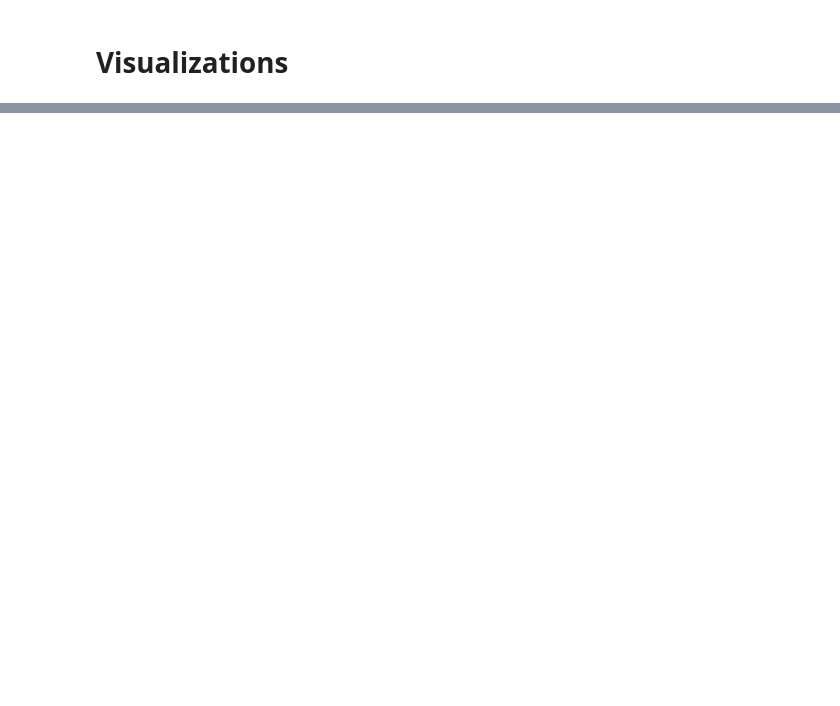
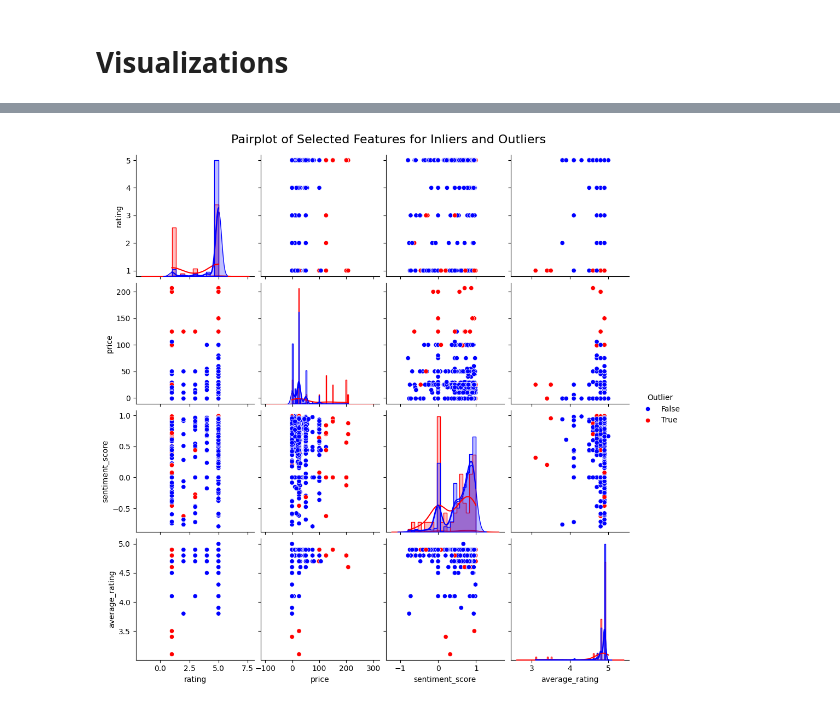
Before and after one commit to aRavanel/ReviewOutliers, a Jupyter notebook: notebooks/04_outlier_and_shift.ipynb, the cells around one changed output, grey strips where cells are left out. Cells and saved outputs as stored; diff of their text form; code cells hidden in the pictures; blank space fills up the shorter version.

```diff
--- a/notebooks/04_outlier_and_shift.ipynb
+++ b/notebooks/04_outlier_and_shift.ipynb
@@ -4,0 +17,14 @@ max_samples = 1_000
+# %%
+import numpy as np
+from src.utils.io.io import load_dataframe
+from src.config import BASE_PATH_DATA
+
+# load data
+file_path_test_enriched = os.path.join(BASE_PATH_DATA, 'processed', f'df_test_enriched.parquet')
+test_df_enriched = load_dataframe(file_path_test_enriched)
+test_df_enriched = test_df_enriched.reset_index(drop=True)  # lets reset the index
+
+file_path_train_encoded = os.path.join(BASE_PATH_DATA, 'processed', f'df_train_encoded.parquet')
+file_path_test_encoded = os.path.join(BASE_PATH_DATA, 'processed', f'df_test_encoded.parquet')
+train_df_encoded = load_dataframe(file_path_train_encoded)
+test_df_encoded = load_dataframe(file_path_test_encoded)
@@ -108,3 +191,38 @@ plt.show()
+# %%
+import pandas as pd
+import numpy as np
+import seaborn as sns
+import matplotlib.pyplot as plt
+
+# Create a DataFrame for easier plotting
+df_visu = pd.DataFrame()
+df_visu['scores_test'] = scores_test
+df_visu['Outlier'] = outliers_test
+
+# Include relevant columns from test_df_enriched
+cols_of_interest = ['rating', 'price', 'sentiment_score', 'average_rating']
+for col in cols_of_interest:
+    df_visu[col] = test_df_enriched[col].reset_index(drop=True)
+
+# Plot the pairplot to visualize feature distributions and pairwise relationships
+g = sns.pairplot(df_visu, hue='Outlier', diag_kind='kde', palette={False: 'blue', True: 'red'}, vars=cols_of_interest)
+
+# Map the diagonal to use histplot with kde and density normalization
+g.map_diag(sns.histplot, kde=True, element='step', stat='density', common_norm=False)
+
+# Set titles and adjust layout
+for ax in g.axes.flatten():
+    ax.set_xlabel(ax.get_xlabel(), fontsize=10)
+    ax.set_ylabel(ax.get_ylabel(), fontsize=10)
+    ax.set_title(ax.get_title(), fontsize=12)
+
+# Adjust the title of the entire plot
+plt.suptitle('Pairplot of Selected Features for Inliers and Outliers', y=1.02, fontsize=16)
+
+# Show the plot
+plt.show()
+# %% [output]
+[figure, added]
 # %%
 from src.tasks.distribution_shift import distribution_shift_scoring
 ks_score_train = distribution_shift_scoring(scores_train, train_scores_outliers, method='ks')
```
Also changed, not shown: parts of 18 cells of this notebook, 1 other file.
